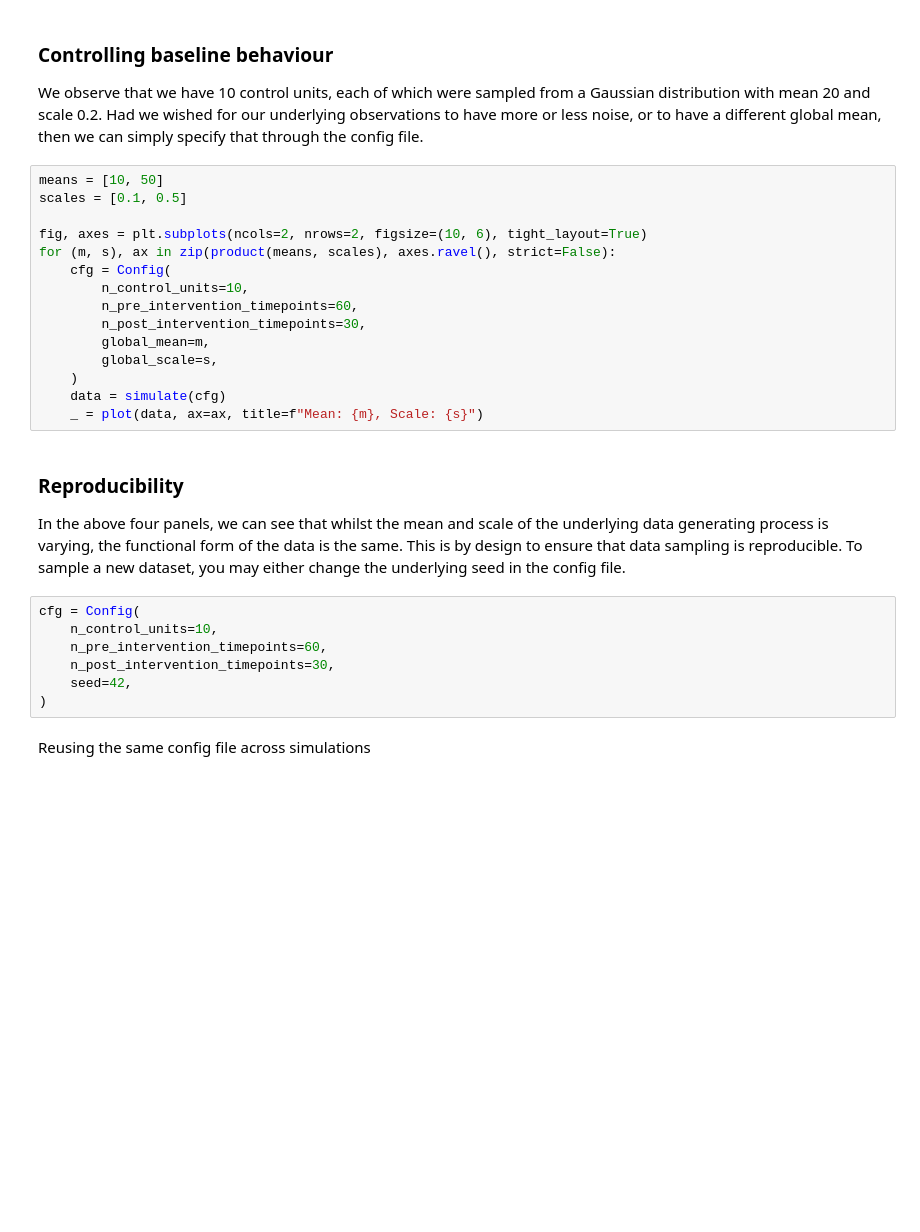
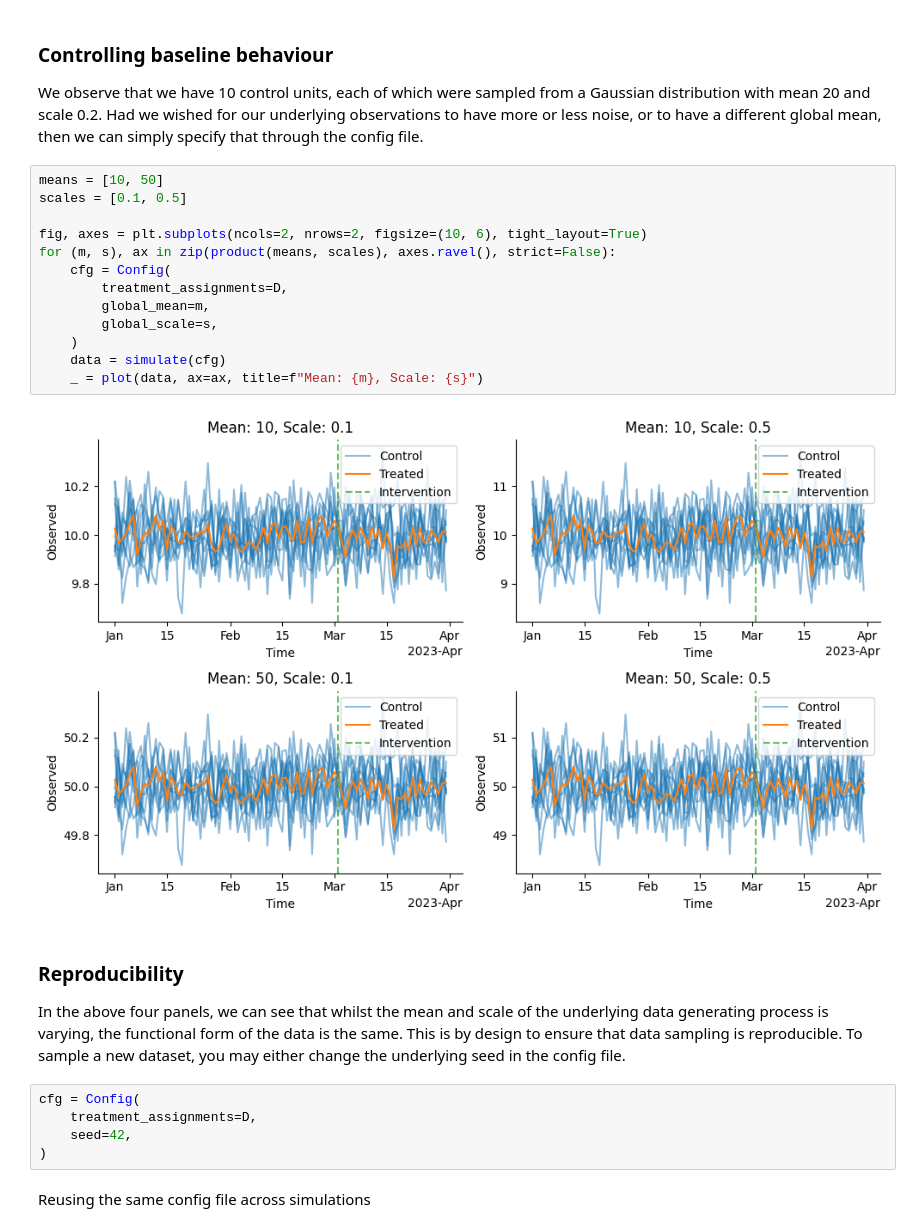
Before and after one commit to amazon-science/causal-validation, a Jupyter notebook: docs/examples/basic.ipynb, the cells around one changed output. Drawn from its saved outputs; the diff is of its cells as text; blank space fills up the shorter version.

```diff
--- a/docs/examples/basic.ipynb
+++ b/docs/examples/basic.ipynb
@@ -52,18 +52,18 @@ specify that through the config file.
 # %%
 means = [10, 50]
 scales = [0.1, 0.5]
 
 fig, axes = plt.subplots(ncols=2, nrows=2, figsize=(10, 6), tight_layout=True)
 for (m, s), ax in zip(product(means, scales), axes.ravel(), strict=False):
     cfg = Config(
-        n_control_units=10,
-        n_pre_intervention_timepoints=60,
-        n_post_intervention_timepoints=30,
+        treatment_assignments=D,
         global_mean=m,
         global_scale=s,
     )
     data = simulate(cfg)
     _ = plot(data, ax=ax, title=f"Mean: {m}, Scale: {s}")
+# %% [output]
+[figure, added]
 # %% [markdown]
 ### Reproducibility
 
@@ -73,9 +73,7 @@ is by design to ensure that data sampling is reproducible. To sample a new datas
 you may either change the underlying seed in the config file.
 # %%
 cfg = Config(
-    n_control_units=10,
-    n_pre_intervention_timepoints=60,
-    n_post_intervention_timepoints=30,
+    treatment_assignments=D,
     seed=42,
 )
 # %% [markdown]
```
Also changed, not shown: parts of 10 cells of this notebook, 35 other files.
